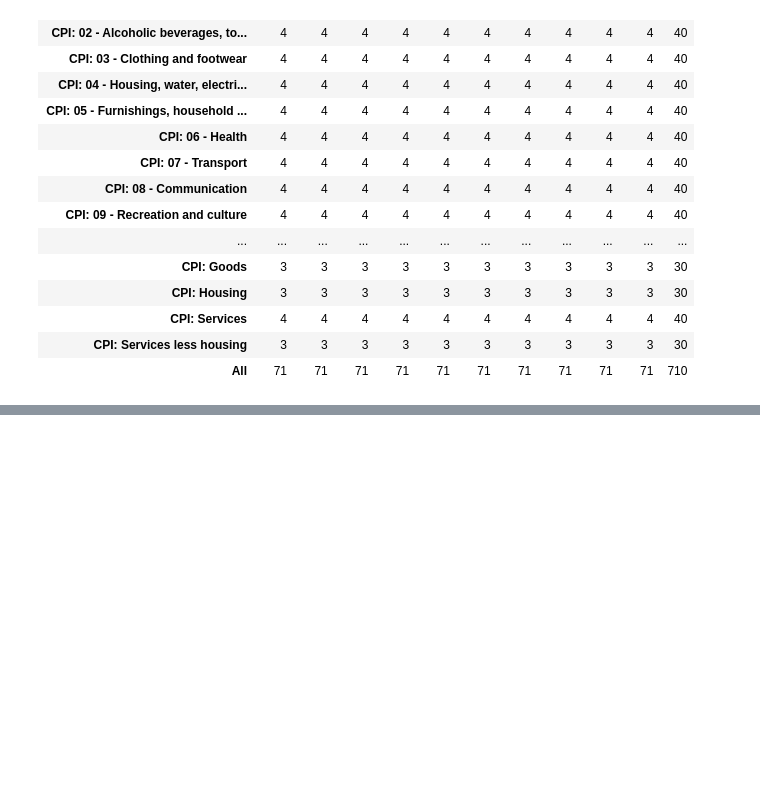
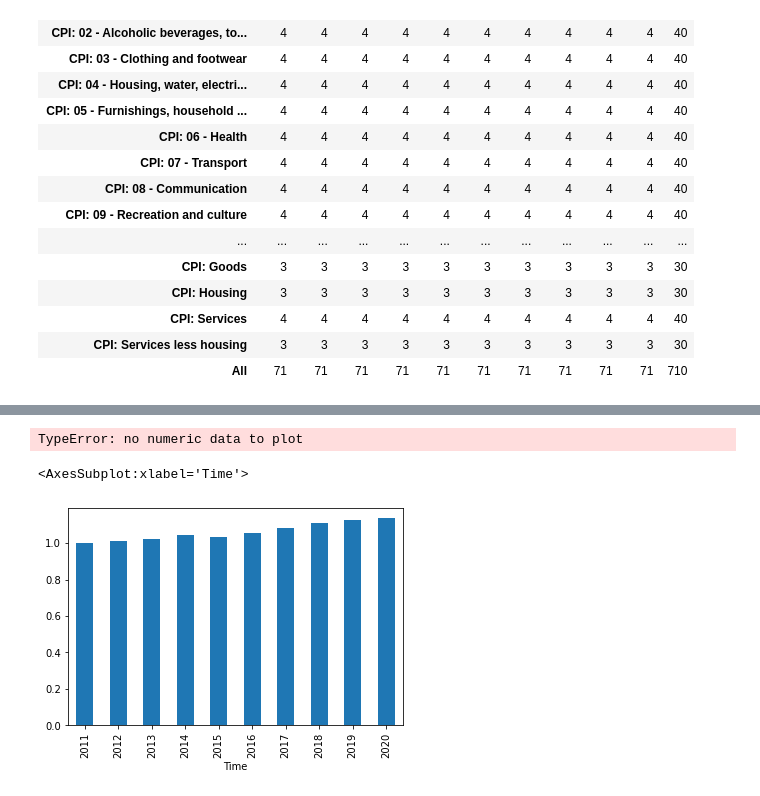
Before and after one commit to Efe-C-3/InflationRateAnalytics, a Jupyter notebook: inflation.ipynb, the cells around one changed output, grey strips where cells are left out. Cells and saved outputs as stored; diff of their text form; code cells hidden in the pictures; blank space fills up the shorter version.

```diff
--- a/inflation.ipynb
+++ b/inflation.ipynb
@@ -197,0 +223,9 @@ normalized_data1 = base_year.div(base_year.iloc[0])
+# %%
+all_items_percent.plot(kind="bar")
+# %% [output]
+TypeError: no numeric data to plot
+# %%
+normalized_data1['CPI: 01-12 - All items'].plot(kind="bar")
+# %% [output]
+<AxesSubplot:xlabel='Time'>
+[figure, added]
```
Also changed, not shown: parts of 7 cells of this notebook.
